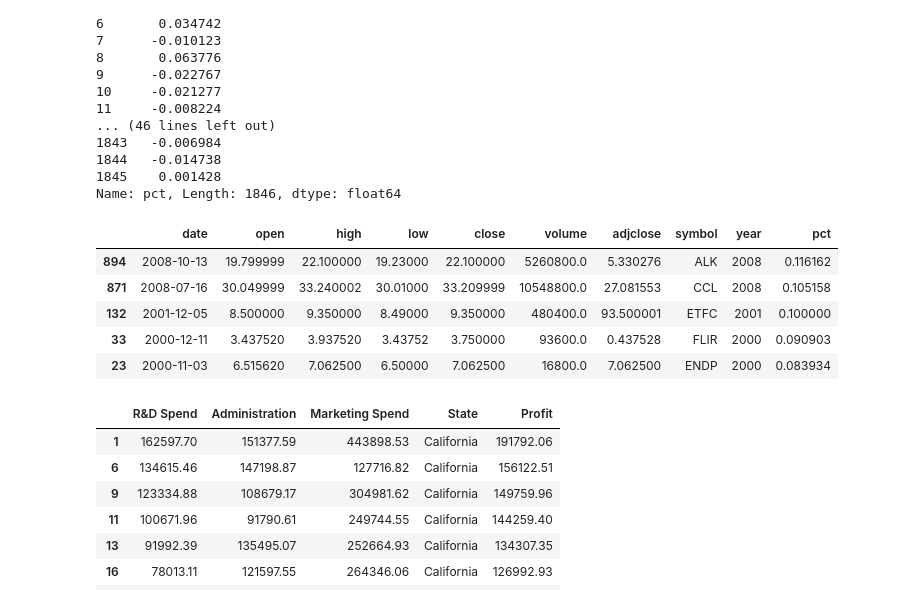
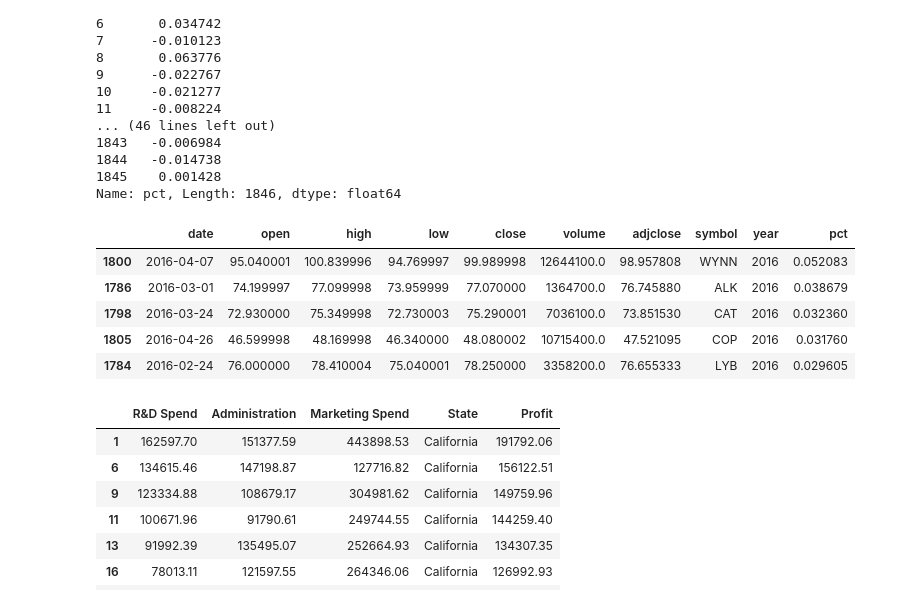
Before and after one commit to abulbasar/machine-learning, a Jupyter notebook: demos/Day 1 - pandas.ipynb, the cells around one changed output. Cells and saved outputs as stored; diff of their text form; code cells hidden in the pictures.

```diff
--- a/demos/Day 1 - pandas.ipynb
+++ b/demos/Day 1 - pandas.ipynb
@@ -396,14 +396,14 @@ df["pct"]
 1845    0.001428
 Name: pct, Length: 1846, dtype: float64
 # %%
-df.sort_values("pct", ascending = False)[:5]
+df[df.date.str.startswith("2016")].sort_values("pct", ascending = False)[:5]
 # %% [output]
 |  | date | open | high | low | close | volume | adjclose | symbol | year | pct |
-| 894 | 2008-10-13 | 19.799999 | 22.100000 | 19.23000 | 22.100000 | 5260800.0 | 5.330276 | ALK | 2008 | 0.116162 |
-| 871 | 2008-07-16 | 30.049999 | 33.240002 | 30.01000 | 33.209999 | 10548800.0 | 27.081553 | CCL | 2008 | 0.105158 |
-| 132 | 2001-12-05 | 8.500000 | 9.350000 | 8.49000 | 9.350000 | 480400.0 | 93.500001 | ETFC | 2001 | 0.100000 |
-| 33 | 2000-12-11 | 3.437520 | 3.937520 | 3.43752 | 3.750000 | 93600.0 | 0.437528 | FLIR | 2000 | 0.090903 |
-| 23 | 2000-11-03 | 6.515620 | 7.062500 | 6.50000 | 7.062500 | 16800.0 | 7.062500 | ENDP | 2000 | 0.083934 |
+| 1800 | 2016-04-07 | 95.040001 | 100.839996 | 94.769997 | 99.989998 | 12644100.0 | 98.957808 | WYNN | 2016 | 0.052083 |
+| 1786 | 2016-03-01 | 74.199997 | 77.099998 | 73.959999 | 77.070000 | 1364700.0 | 76.745880 | ALK | 2016 | 0.038679 |
+| 1798 | 2016-03-24 | 72.930000 | 75.349998 | 72.730003 | 75.290001 | 7036100.0 | 73.851530 | CAT | 2016 | 0.032360 |
+| 1805 | 2016-04-26 | 46.599998 | 48.169998 | 46.340000 | 48.080002 | 10715400.0 | 47.521095 | COP | 2016 | 0.031760 |
+| 1784 | 2016-02-24 | 76.000000 | 78.410004 | 75.040001 | 78.250000 | 3358200.0 | 76.655333 | LYB | 2016 | 0.029605 |
 # %%
 df = pd.read_csv("/data/startups.csv")
 # %%
```
Also changed, not shown: parts of 3 cells of this notebook, 1 other file.
